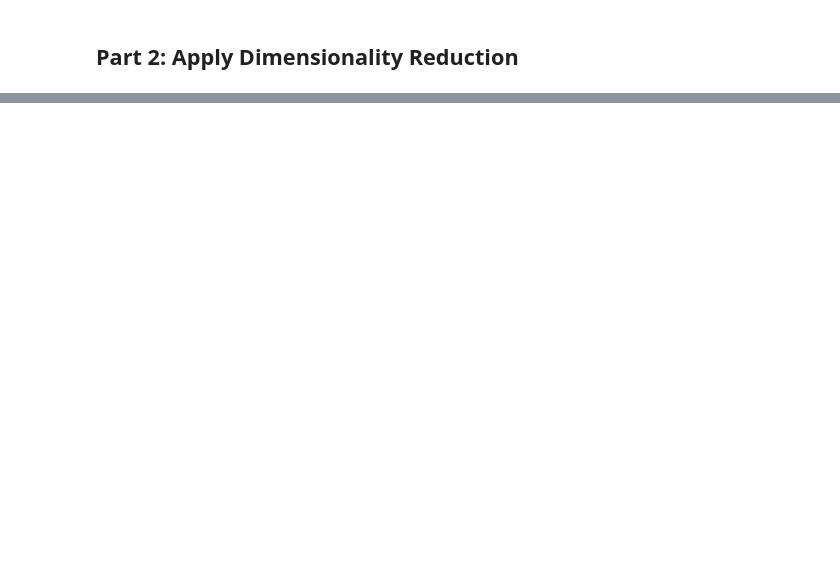
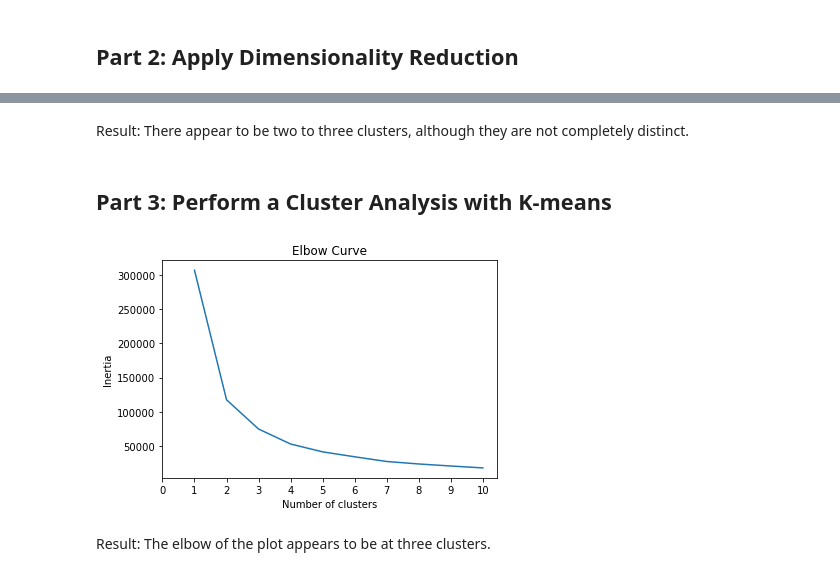
Before and after one commit to clawson13/myopia-clusters, a Jupyter notebook: Myopia Clusters.ipynb, the cells around one changed output, grey strips where cells are left out. Cells and saved outputs as stored; diff of their text form; code cells hidden in the pictures; blank space fills up the shorter version.

Commit message:
Completed code thru Part 3

```diff
--- a/Myopia Clusters.ipynb
+++ b/Myopia Clusters.ipynb
@@ -41,0 +107,31 @@ scaled_data = scaler.fit_transform(data)
+# %% [markdown]
+Result: There appear to be two to three clusters, although they are not completely distinct.
+# %% [markdown]
+## Part 3: Perform a Cluster Analysis with K-means
+# %%
+# Create an elbow plot to identify the best number of clusters
+
+# Find the best value for k
+inertia = []
+k = list(range(1, 11))
+
+# Calculate the inertia for the range of k values
+for i in k:
+    km = KMeans(n_clusters=i, random_state=42)
+    km.fit(tsne_features)
+    inertia.append(km.inertia_)
+
+# Creating the Elbow Curve
+elbow_data = {"k": k, "inertia": inertia}
+df_elbow = pd.DataFrame(elbow_data)
+
+plt.plot(df_elbow['k'], df_elbow['inertia'])
+plt.xticks(list(range(11)))
+plt.title('Elbow Curve')
+plt.xlabel('Number of clusters')
+plt.ylabel('Inertia')
+plt.show()
+# %% [output]
+[figure, added]
+# %% [markdown]
+Result: The elbow of the plot appears to be at three clusters.
```
Also changed, not shown: parts of 13 cells of this notebook.
